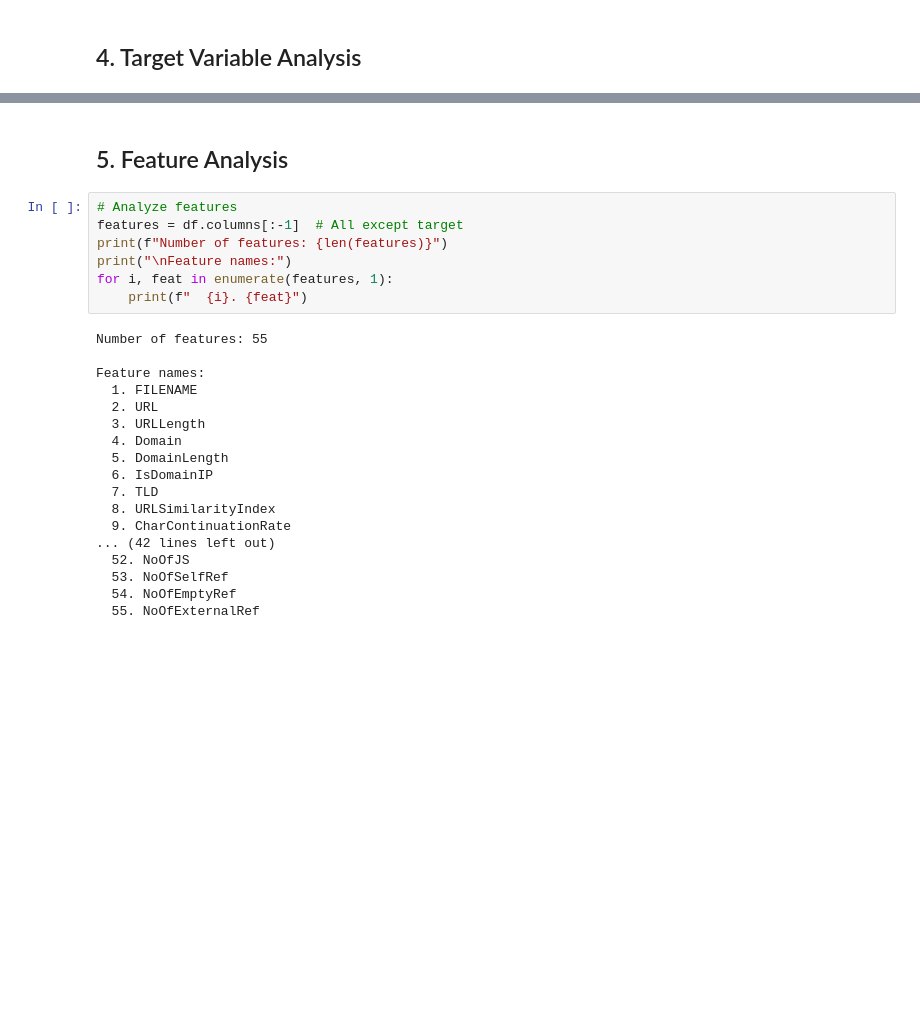
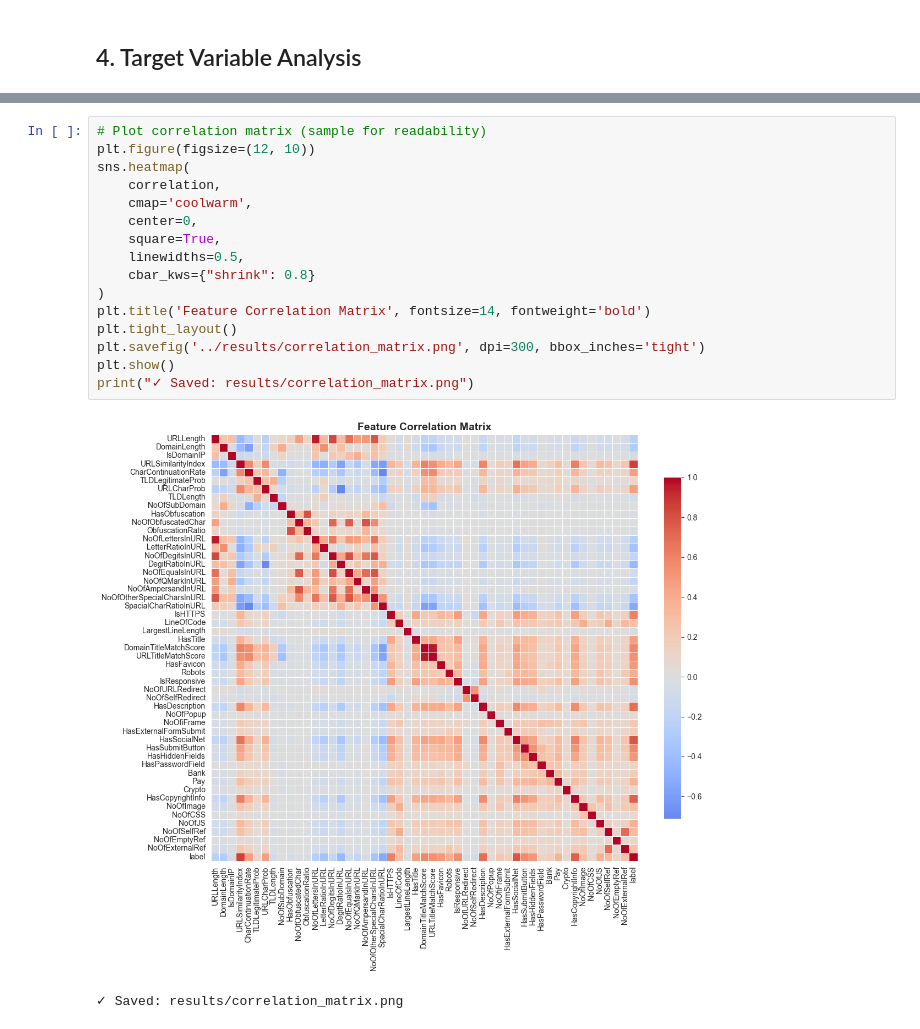
Before and after one commit to rhythmvora/ai-cyber-lab2-rhythm, a Jupyter notebook: notebooks/01_eda.ipynb, the cells around one changed output, grey strips where cells are left out. Saved outputs shown, nothing was run; the diff lists cells and outputs as text; blank space fills up the shorter version.

```diff
--- a/notebooks/01_eda.ipynb
+++ b/notebooks/01_eda.ipynb
@@ -264,27 +213,19 @@ print("✓ Plot saved to results/class_distribution.png")
-# %% [markdown]
-## 5. Feature Analysis
 # %%
-# Analyze features
-features = df.columns[:-1]  # All except target
-print(f"Number of features: {len(features)}")
-print("\nFeature names:")
-for i, feat in enumerate(features, 1):
-    print(f"  {i}. {feat}")
+# Plot correlation matrix (sample for readability)
+plt.figure(figsize=(12, 10))
+sns.heatmap(
+    correlation,
+    cmap='coolwarm',
+    center=0,
+    square=True,
+    linewidths=0.5,
+    cbar_kws={"shrink": 0.8}
+)
+plt.title('Feature Correlation Matrix', fontsize=14, fontweight='bold')
+plt.tight_layout()
+plt.savefig('../results/correlation_matrix.png', dpi=300, bbox_inches='tight')
+plt.show()
+print("✓ Saved: results/correlation_matrix.png")
 # %% [output]
+[figure, added]
-Number of features: 55
-
-Feature names:
-  1. FILENAME
-  2. URL
-  3. URLLength
-  4. Domain
-  5. DomainLength
-  6. IsDomainIP
-  7. TLD
-  8. URLSimilarityIndex
-  9. CharContinuationRate
-... (42 lines left out)
-  52. NoOfJS
-  53. NoOfSelfRef
-  54. NoOfEmptyRef
-  55. NoOfExternalRef
+✓ Saved: results/correlation_matrix.png
```
Also changed, not shown: parts of 24 cells of this notebook, 14 other files.
